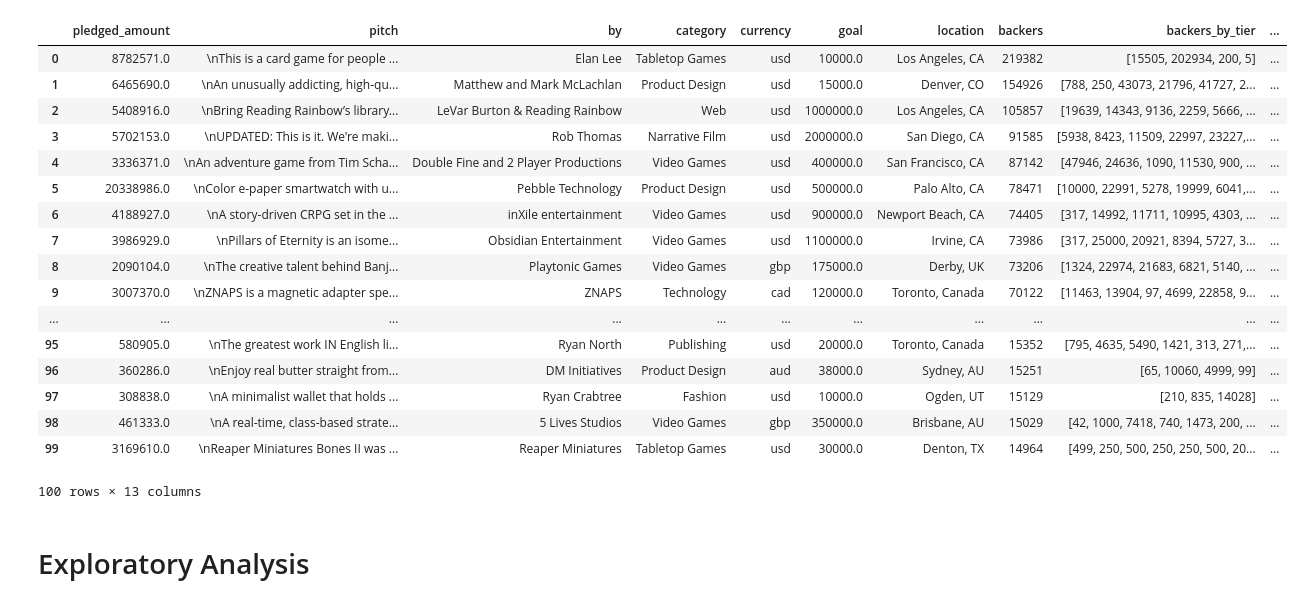
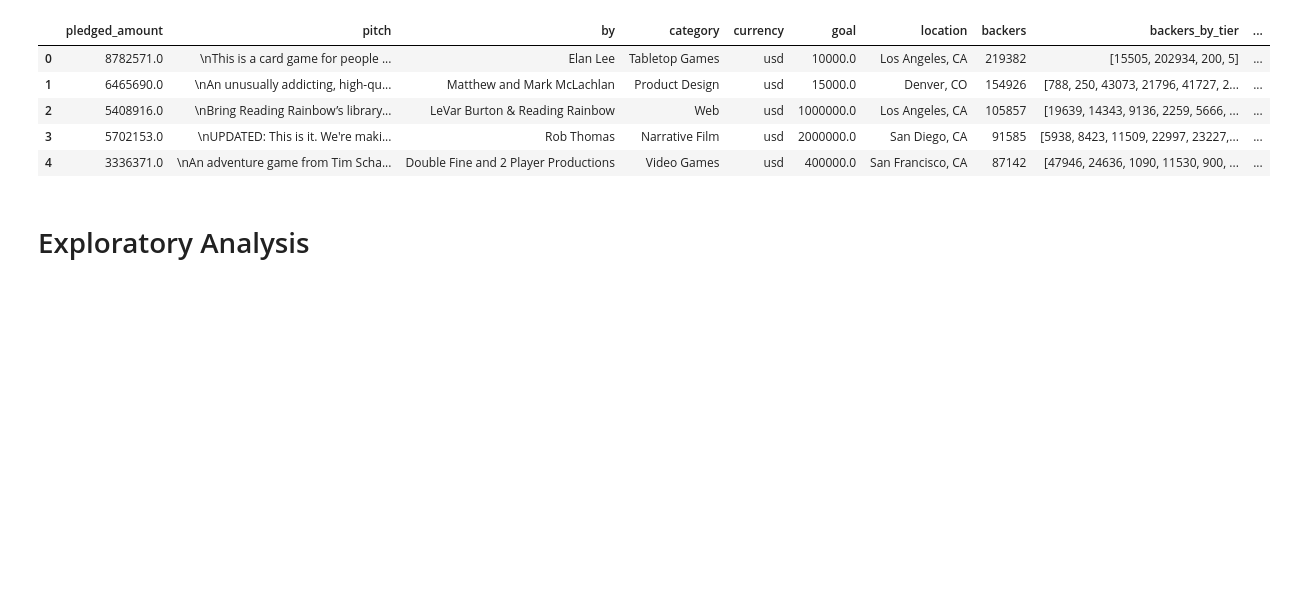
Before and after one commit to babyfacebrian/Kickstarter-Data-Analysis, a Jupyter notebook: Exploratory Analysis & Linear Regression.ipynb, the cells around one changed output. Drawn from its saved outputs; the diff is of its cells as text; code cells hidden in the pictures; blank space fills up the shorter version.

```diff
--- a/Exploratory Analysis & Linear Regression.ipynb
+++ b/Exploratory Analysis & Linear Regression.ipynb
@@ -31,26 +31,14 @@ kick_data = pd.read_csv("/Users/briankalinowski/Kickstarter-Data-Analysis/Kick_f
 del kick_data['Unnamed: 0']
 # %%
 #4000 of the most funded campaigns that were on Kickstarter.
-kick_data.head(100)
+kick_data.head()
 # %% [output]
 |  | pledged_amount | pitch | by | category | currency | goal | location | backers | backers_by_tier | ... |
 | 0 | 8782571.0 | \nThis is a card game for people ... | Elan Lee | Tabletop Games | usd | 10000.0 | Los Angeles, CA | 219382 | [15505, 202934, 200, 5] | ... |
 | 1 | 6465690.0 | \nAn unusually addicting, high-qu... | Matthew and Mark McLachlan | Product Design | usd | 15000.0 | Denver, CO | 154926 | [788, 250, 43073, 21796, 41727, 2... | ... |
 | 2 | 5408916.0 | \nBring Reading Rainbow’s library... | LeVar Burton & Reading Rainbow | Web | usd | 1000000.0 | Los Angeles, CA | 105857 | [19639, 14343, 9136, 2259, 5666, ... | ... |
 | 3 | 5702153.0 | \nUPDATED: This is it. We're maki... | Rob Thomas | Narrative Film | usd | 2000000.0 | San Diego, CA | 91585 | [5938, 8423, 11509, 22997, 23227,... | ... |
 | 4 | 3336371.0 | \nAn adventure game from Tim Scha... | Double Fine and 2 Player Productions | Video Games | usd | 400000.0 | San Francisco, CA | 87142 | [47946, 24636, 1090, 11530, 900, ... | ... |
-| 5 | 20338986.0 | \nColor e-paper smartwatch with u... | Pebble Technology | Product Design | usd | 500000.0 | Palo Alto, CA | 78471 | [10000, 22991, 5278, 19999, 6041,... | ... |
-| 6 | 4188927.0 | \nA story-driven CRPG set in the ... | inXile entertainment | Video Games | usd | 900000.0 | Newport Beach, CA | 74405 | [317, 14992, 11711, 10995, 4303, ... | ... |
-| 7 | 3986929.0 | \nPillars of Eternity is an isome... | Obsidian Entertainment | Video Games | usd | 1100000.0 | Irvine, CA | 73986 | [317, 25000, 20921, 8394, 5727, 3... | ... |
-| 8 | 2090104.0 | \nThe creative talent behind Banj... | Playtonic Games | Video Games | gbp | 175000.0 | Derby, UK | 73206 | [1324, 22974, 21683, 6821, 5140, ... | ... |
-| 9 | 3007370.0 | \nZNAPS is a magnetic adapter spe... | ZNAPS | Technology | cad | 120000.0 | Toronto, Canada | 70122 | [11463, 13904, 97, 4699, 22858, 9... | ... |
-| ... | ... | ... | ... | ... | ... | ... | ... | ... | ... | ... |
-| 95 | 580905.0 | \nThe greatest work IN English li... | Ryan North | Publishing | usd | 20000.0 | Toronto, Canada | 15352 | [795, 4635, 5490, 1421, 313, 271,... | ... |
-| 96 | 360286.0 | \nEnjoy real butter straight from... | DM Initiatives | Product Design | aud | 38000.0 | Sydney, AU | 15251 | [65, 10060, 4999, 99] | ... |
-| 97 | 308838.0 | \nA minimalist wallet that holds ... | Ryan Crabtree | Fashion | usd | 10000.0 | Ogden, UT | 15129 | [210, 835, 14028] | ... |
-| 98 | 461333.0 | \nA real-time, class-based strate... | 5 Lives Studios | Video Games | gbp | 350000.0 | Brisbane, AU | 15029 | [42, 1000, 7418, 740, 1473, 200, ... | ... |
-| 99 | 3169610.0 | \nReaper Miniatures Bones II was ... | Reaper Miniatures | Tabletop Games | usd | 30000.0 | Denton, TX | 14964 | [499, 250, 500, 250, 250, 500, 20... | ... |
-100 rows × 13 columns
 # %% [markdown]
 # Exploratory Analysis
 # %%
```
Also changed, not shown: parts of 9 cells of this notebook, 2 other files.
